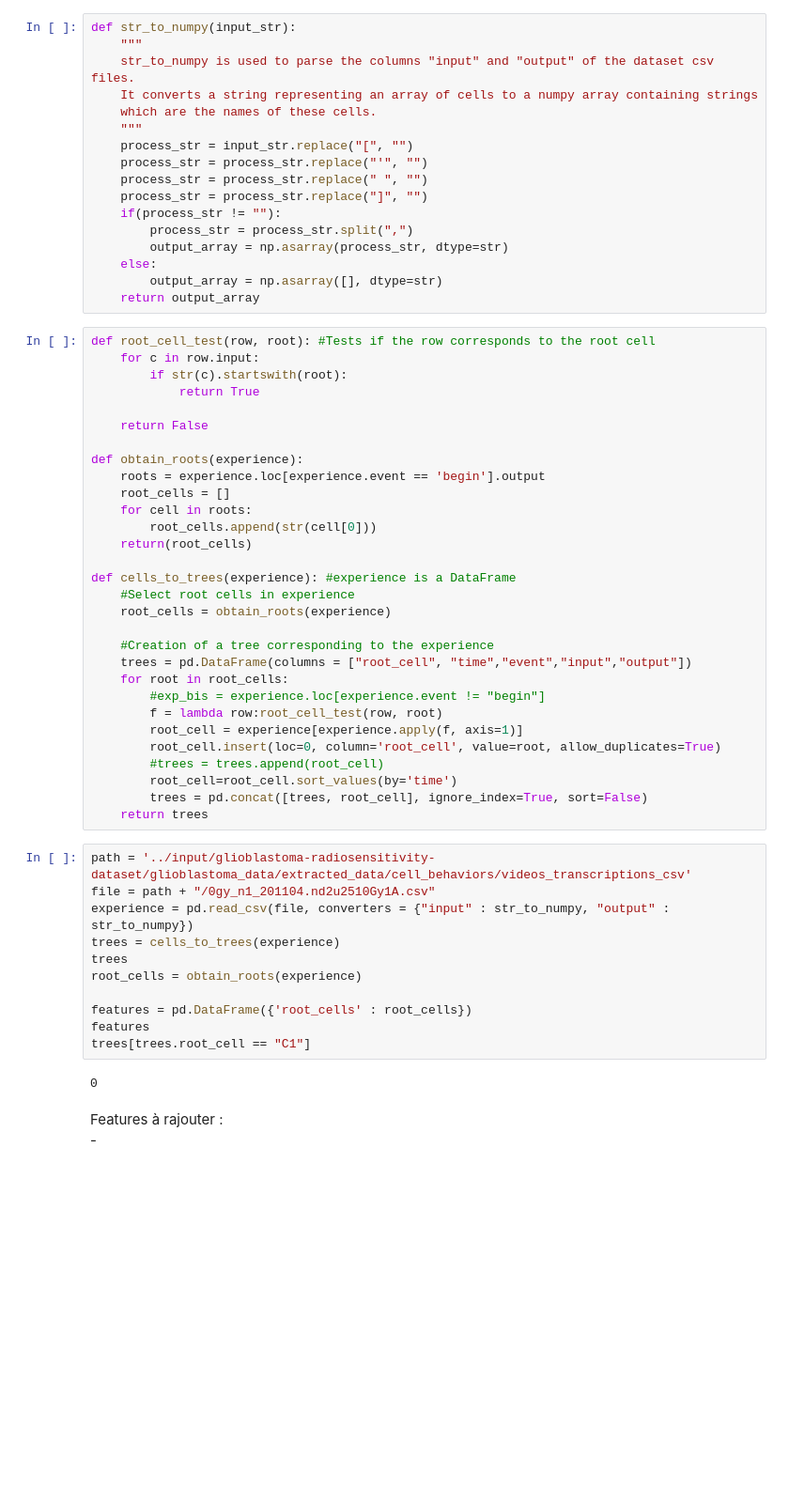
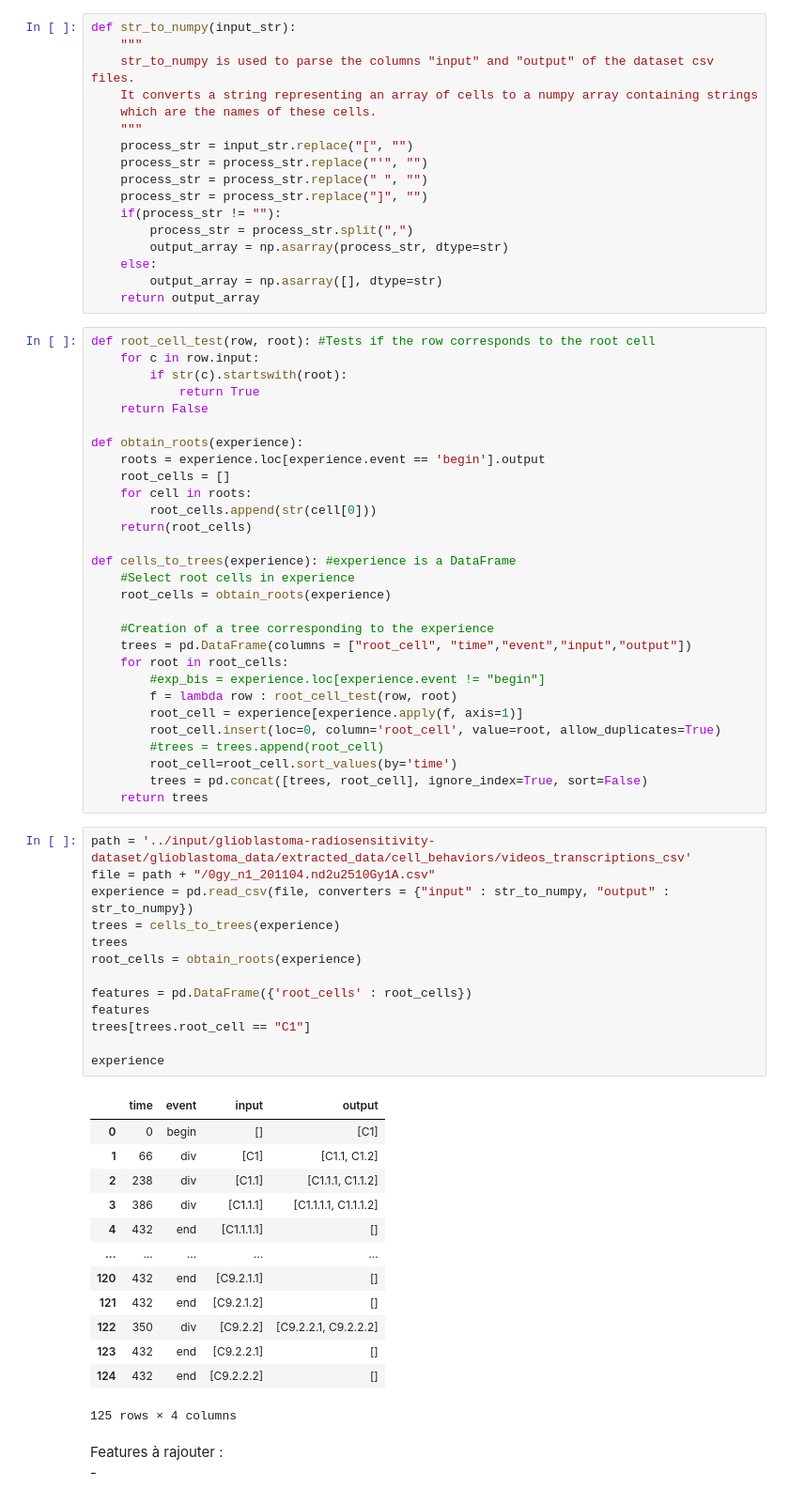
Before and after one commit to Valentin-Molina/ecn_radiobiology, a Jupyter notebook: notebook/Noe_cell_lineage.ipynb, the cells around one changed output. Shown at 94% size. Drawn from its saved outputs; the diff is of its cells as text; blank space fills up the shorter version.

```diff
--- a/notebook/Noe_cell_lineage.ipynb
+++ b/notebook/Noe_cell_lineage.ipynb
@@ -45,7 +45,6 @@ def root_cell_test(row, root): #Tests if the row corresponds to the root cell
     for c in row.input:
         if str(c).startswith(root):
             return True
-
     return False
 
 def obtain_roots(experience):
@@ -63,7 +62,7 @@ def cells_to_trees(experience): #experience is a DataFrame
     trees = pd.DataFrame(columns = ["root_cell", "time","event","input","output"])
     for root in root_cells:
         #exp_bis = experience.loc[experience.event != "begin"]
-        f = lambda row:root_cell_test(row, root)
+        f = lambda row : root_cell_test(row, root)
         root_cell = experience[experience.apply(f, axis=1)]
         root_cell.insert(loc=0, column='root_cell', value=root, allow_duplicates=True)
         #trees = trees.append(root_cell)
@@ -73,16 +72,30 @@ def cells_to_trees(experience): #experience is a DataFrame
 # %%
 path = '../input/glioblastoma-radiosensitivity-dataset/glioblastoma_data/extracted_data/cell_behaviors/videos_transcriptions_csv'
 file = path + "/0gy_n1_201104.nd2u2510Gy1A.csv"
 experience = pd.read_csv(file, converters = {"input" : str_to_numpy, "output" : str_to_numpy})
 trees = cells_to_trees(experience)
 trees
 root_cells = obtain_roots(experience)
 
 features = pd.DataFrame({'root_cells' : root_cells})
 features
 trees[trees.root_cell == "C1"]
+
+experience
 # %% [output]
+|  | time | event | input | output |
+| 0 | 0 | begin | [] | [C1] |
+| 1 | 66 | div | [C1] | [C1.1, C1.2] |
+| 2 | 238 | div | [C1.1] | [C1.1.1, C1.1.2] |
+| 3 | 386 | div | [C1.1.1] | [C1.1.1.1, C1.1.1.2] |
+| 4 | 432 | end | [C1.1.1.1] | [] |
+| ... | ... | ... | ... | ... |
+| 120 | 432 | end | [C9.2.1.1] | [] |
+| 121 | 432 | end | [C9.2.1.2] | [] |
+| 122 | 350 | div | [C9.2.2] | [C9.2.2.1, C9.2.2.2] |
+| 123 | 432 | end | [C9.2.2.1] | [] |
+| 124 | 432 | end | [C9.2.2.2] | [] |
-0
+125 rows × 4 columns
 # %% [markdown]
 Features à rajouter :
     -
```
Also changed, not shown: parts of 6 cells of this notebook.
